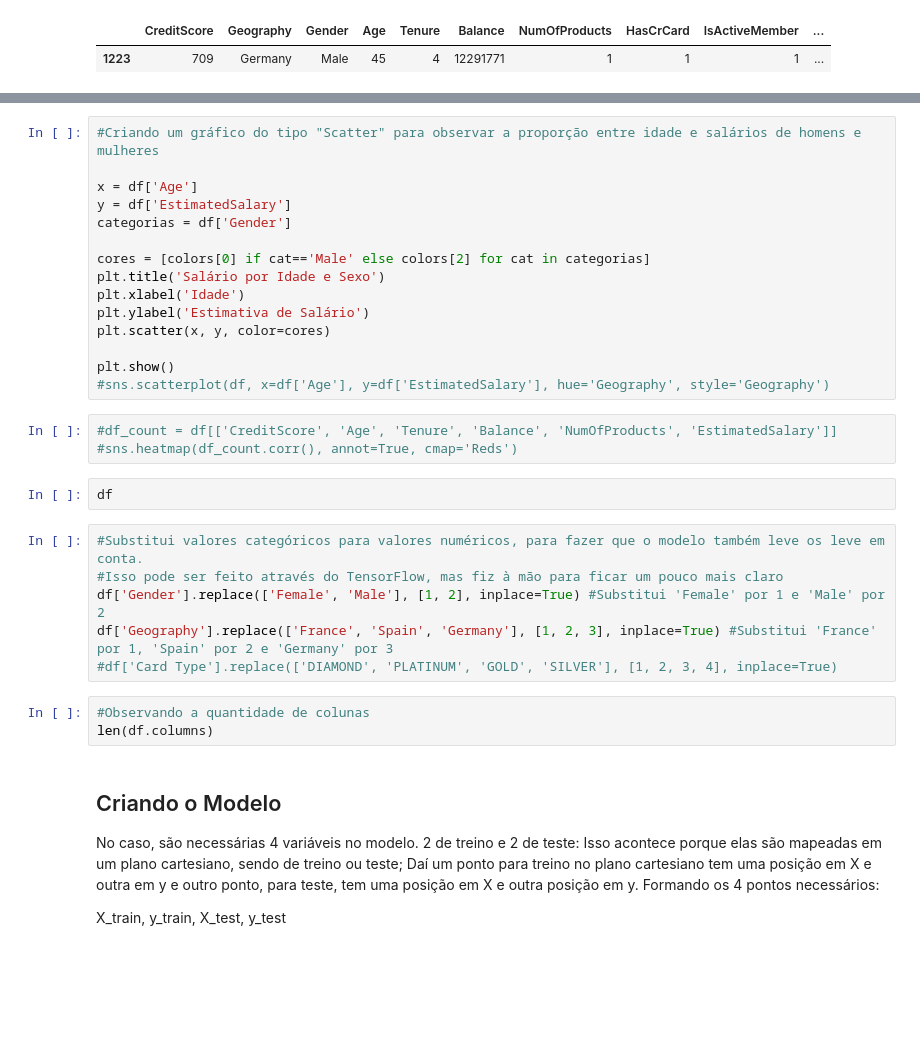
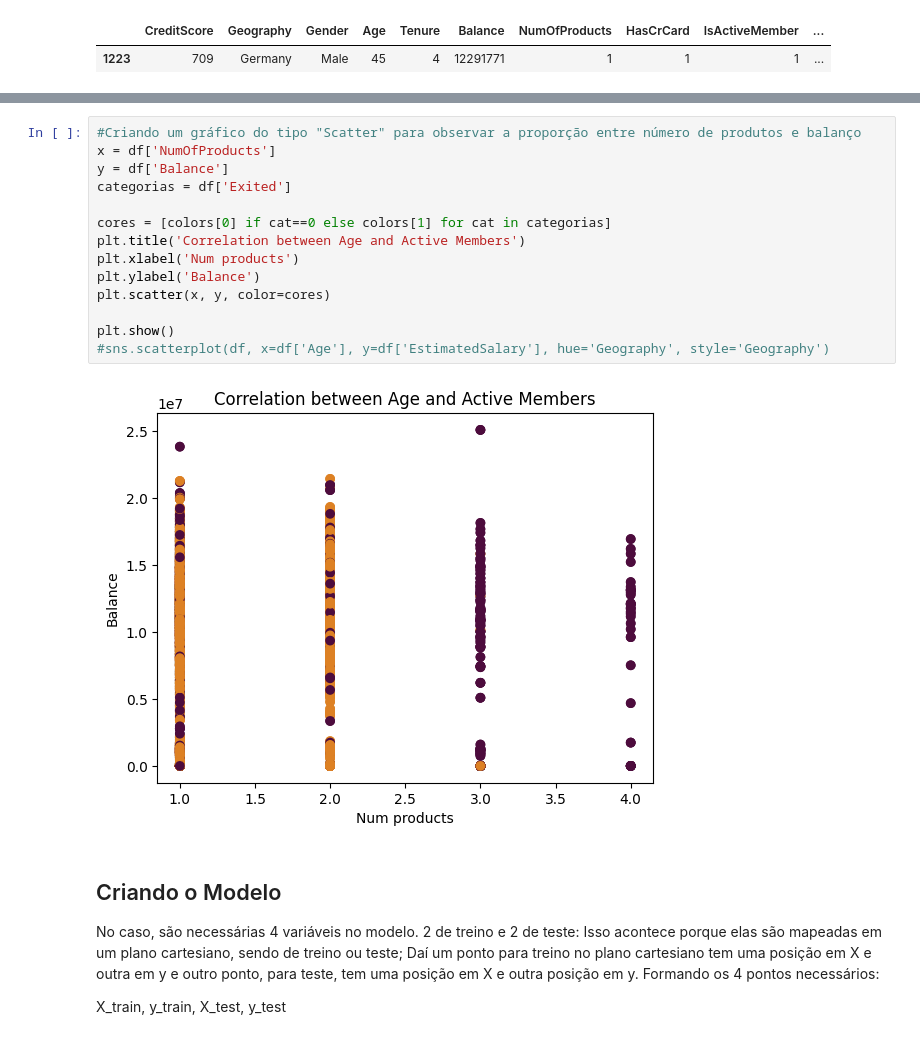
Before and after one commit to Rumanns/Churn_de_Credito, a Jupyter notebook: notebooks/Churn de credito.ipynb, the cells around one changed output, grey strips where cells are left out. Cells and saved outputs as stored; diff of their text form; blank space fills up the shorter version.

```diff
--- a/notebooks/Churn de credito.ipynb
+++ b/notebooks/Churn de credito.ipynb
@@ -177,32 +244,19 @@ plt.show()
 # %%
-#Criando um gráfico do tipo "Scatter" para observar a proporção entre idade e salários de homens e mulheres
+#Criando um gráfico do tipo "Scatter" para observar a proporção entre número de produtos e balanço
+x = df['NumOfProducts']
+y = df['Balance']
+categorias = df['Exited']
 
-x = df['Age']
-y = df['EstimatedSalary']
-categorias = df['Gender']
-
-cores = [colors[0] if cat=='Male' else colors[2] for cat in categorias]
-plt.title('Salário por Idade e Sexo')
-plt.xlabel('Idade')
-plt.ylabel('Estimativa de Salário')
+cores = [colors[0] if cat==0 else colors[1] for cat in categorias]
+plt.title('Correlation between Age and Active Members')
+plt.xlabel('Num products')
+plt.ylabel('Balance')
 plt.scatter(x, y, color=cores)
 
 plt.show()
 #sns.scatterplot(df, x=df['Age'], y=df['EstimatedSalary'], hue='Geography', style='Geography')
+# %% [output]
+[figure, added]
-# %%
-#df_count = df[['CreditScore', 'Age', 'Tenure', 'Balance', 'NumOfProducts', 'EstimatedSalary']]
-#sns.heatmap(df_count.corr(), annot=True, cmap='Reds')
-# %%
-df
-# %%
-#Substitui valores categóricos para valores numéricos, para fazer que o modelo também leve os leve em conta.
-#Isso pode ser feito através do TensorFlow, mas fiz à mão para ficar um pouco mais claro
-df['Gender'].replace(['Female', 'Male'], [1, 2], inplace=True) #Substitui 'Female' por 1 e 'Male' por 2
-df['Geography'].replace(['France', 'Spain', 'Germany'], [1, 2, 3], inplace=True) #Substitui 'France' por 1, 'Spain' por 2 e 'Germany' por 3
-#df['Card Type'].replace(['DIAMOND', 'PLATINUM', 'GOLD', 'SILVER'], [1, 2, 3, 4], inplace=True)
-# %%
-#Observando a quantidade de colunas
-len(df.columns)
 # %% [markdown]
 ## Criando o Modelo
 
```
Also changed, not shown: parts of 25 cells of this notebook, 1 other file.
